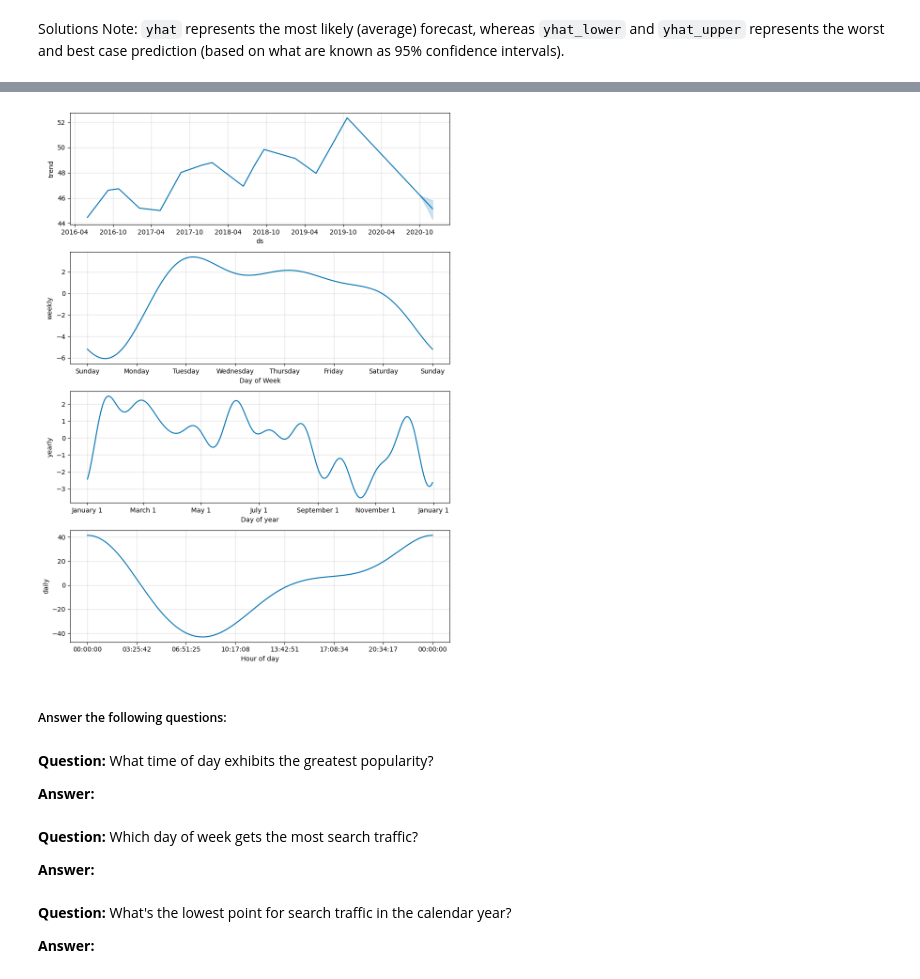
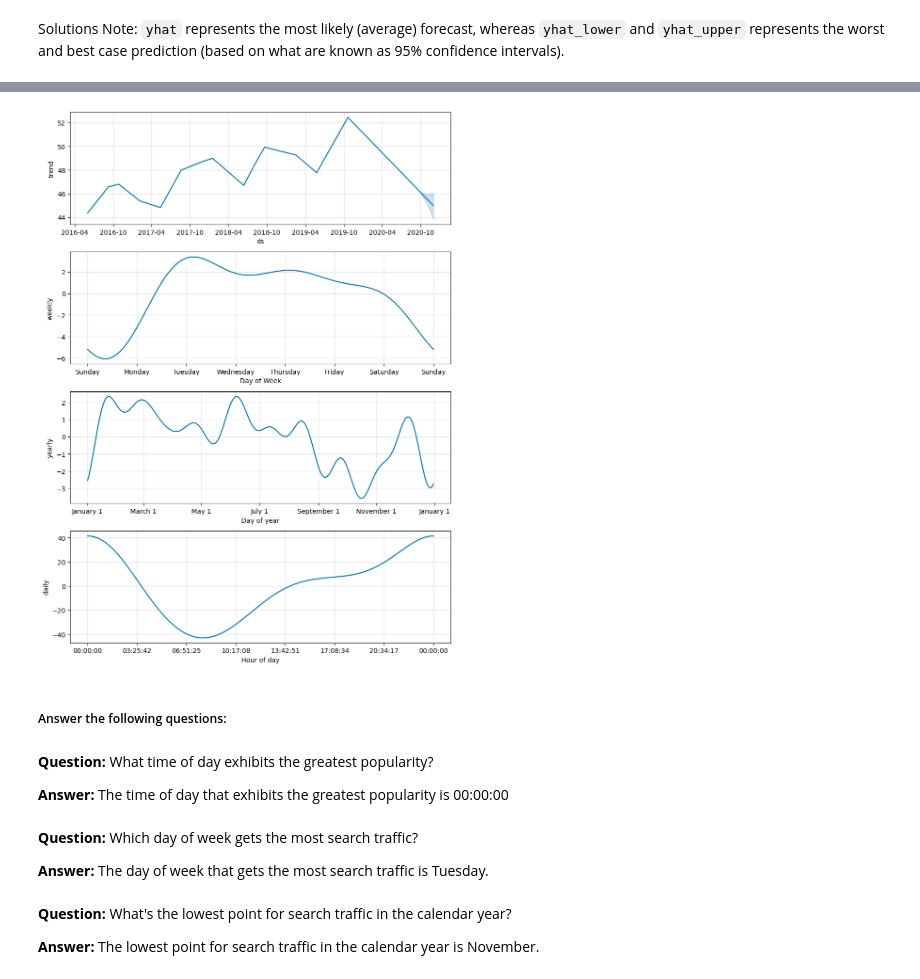
Before and after one commit to AJ-AI1/prophet-challenge, a Jupyter notebook: forecasting_net_prophet.ipynb, the cells around one changed output, grey strips where cells are left out. Cells and saved outputs as stored; diff of their text form; code cells hidden in the pictures.

```diff
--- a/forecasting_net_prophet.ipynb
+++ b/forecasting_net_prophet.ipynb
@@ -402,4 +405,5 @@ prophe
 <prophet.forecaster.Prophet at 0x...>
 # %%
 # Fit the time-series model.
+prophet_function.fit(reset_mercado_trends)
 # %% [output]
@@ -416,9 +413,10 @@ INFO:cmdstanpy:Chain [1] done processing
 # %%
 # Create a future dataframe to hold predictions
 # Make the prediction go out as far as 2000 hours (approx 80 days)
-
+future_mercado_trends = prophet_function.make_future_dataframe(periods=2000, freq='H')
 
 # View the last five rows of the future_mercado_trends DataFrame
+display(future_mercado_trends.tail())
 # %% [output]
 |  | ds |
 | 39101 | 2020-11-30 04:00:00 |
@@ -428,8 +426,9 @@ INFO:cmdstanpy:Chain [1] done processing
 | 39105 | 2020-11-30 08:00:00 |
 # %%
 # Make the predictions for the trend data using the future_mercado_trends DataFrame
-
+forecast_mercado_trends = prophet_function.predict(future_mercado_trends)
 
 # Display the first five rows of the forecast_mercado_trends DataFrame
+forecast_mercado_trends.head()
 # %% [output]
 |  | ds | trend | yhat_lower | yhat_upper | trend_lower | trend_upper | additive_terms | ... |
@@ -465,6 +465,8 @@ INFO:cmdstanpy:Chain [1] done processing
 
 
 # View the only the yhat,yhat_lower and yhat_upper columns from the DataFrame
+forecast_yhat = forecast_mercado_trends.set_index('ds')[['yhat', 'yhat_lower', 'yhat_upper']]
+forecast_yhat.head()
 # %% [output]
 |  | yhat | yhat_lower | yhat_upper |
 | ds |  |  |  |
@@ -484,22 +490,24 @@ Solutions Note: `yhat` represents the most likely (average) forecast, whereas `y
 # %%
 # Reset the index in the forecast_mercado_trends DataFrame
-
+forecast_mercado_trends_reset = forecast_mercado_trends.reset_index()
+forecast.head()
 
 # Use the plot_components function to visualize the forecast results
 # for the forecast_canada DataFrame
+forecast_canada = prophet_function.plot_components(forecast_mercado_trends)
 # %% [output]
-[figure, old version]
+[figure, new version]
 # %% [markdown]
 ##### Answer the following questions:
 # %% [markdown]
 **Question:** What time of day exhibits the greatest popularity?
 
-**Answer:**
+**Answer:** The time of day that exhibits the greatest popularity is 00:00:00
 # %% [markdown]
 **Question:** Which day of week gets the most search traffic?
 
-**Answer:**
+**Answer:** The day of week that gets the most search traffic is Tuesday.
 # %% [markdown]
 **Question:** What's the lowest point for search traffic in the calendar year?
 
-**Answer:**
+**Answer:** The lowest point for search traffic in the calendar year is November.
```
Also changed, not shown: parts of 12 cells of this notebook.
